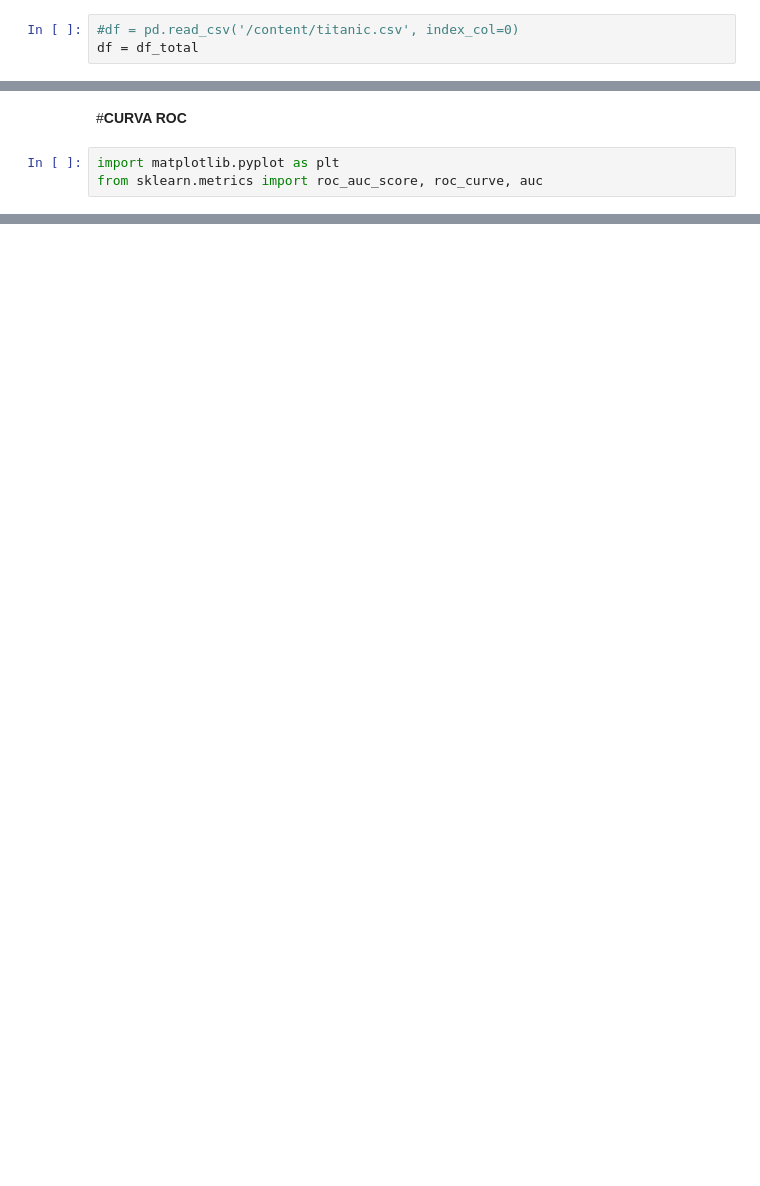
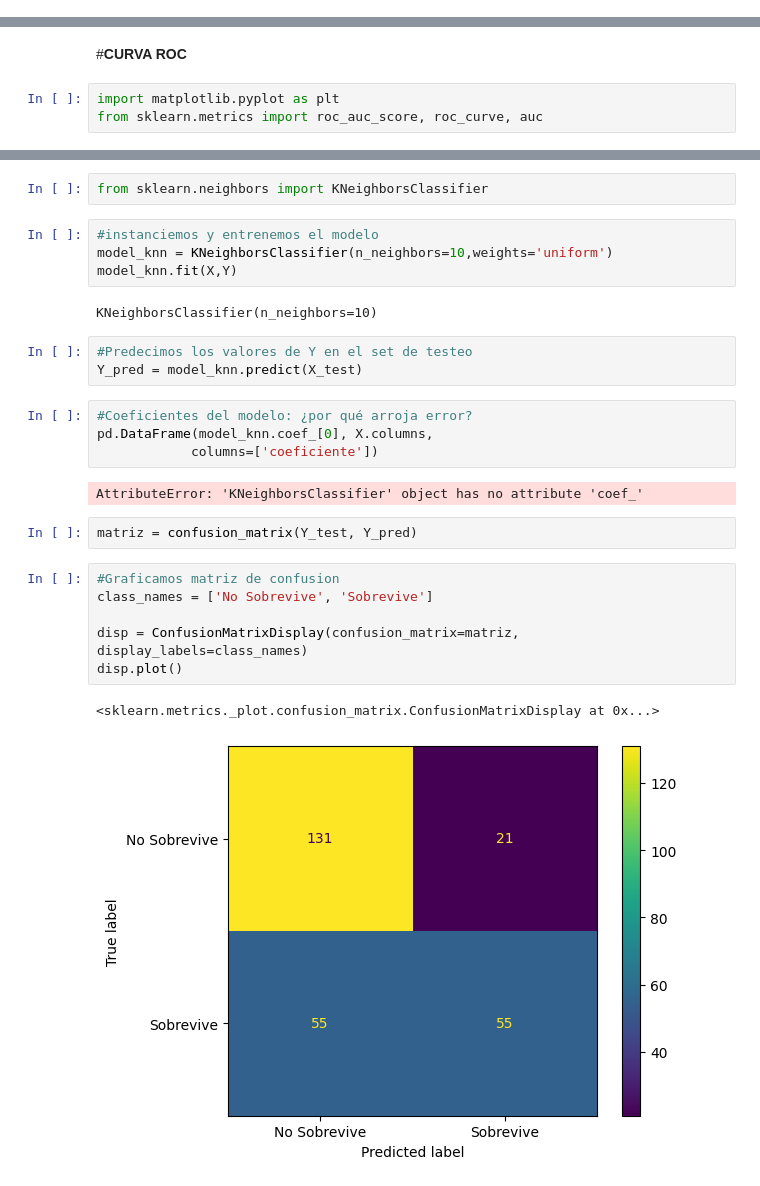
Before and after one commit to ffreirea1988/usm, a Jupyter notebook: KNN.ipynb, the cells around one changed output, grey strips where cells are left out. Cells and saved outputs as stored; diff of their text form; blank space fills up the shorter version.

```diff
--- a/KNN.ipynb
+++ b/KNN.ipynb
@@ -267,5 +10,2 @@ df_total.to_csv('titanic.csv')
 # %% [markdown]
 # Limpieza de datos
-# %%
-#df = pd.read_csv('/content/titanic.csv', index_col=0)
-df = df_total
@@ -595,0 +285,28 @@ plt.show()
+# %%
+from sklearn.neighbors import KNeighborsClassifier
+# %%
+#instanciemos y entrenemos el modelo
+model_knn = KNeighborsClassifier(n_neighbors=10,weights='uniform')
+model_knn.fit(X,Y)
+# %% [output]
+KNeighborsClassifier(n_neighbors=10)
+# %%
+#Predecimos los valores de Y en el set de testeo
+Y_pred = model_knn.predict(X_test)
+# %%
+#Coeficientes del modelo: ¿por qué arroja error?
+pd.DataFrame(model_knn.coef_[0], X.columns,
+            columns=['coeficiente'])
+# %% [output]
+AttributeError: 'KNeighborsClassifier' object has no attribute 'coef_'
+# %%
+matriz = confusion_matrix(Y_test, Y_pred)
+# %%
+#Graficamos matriz de confusion
+class_names = ['No Sobrevive', 'Sobrevive']
+
+disp = ConfusionMatrixDisplay(confusion_matrix=matriz, display_labels=class_names)
+disp.plot()
+# %% [output]
+<sklearn.metrics._plot.confusion_matrix.ConfusionMatrixDisplay at 0x...>
+[figure, added]
```
Also changed, not shown: parts of 52 cells of this notebook.
